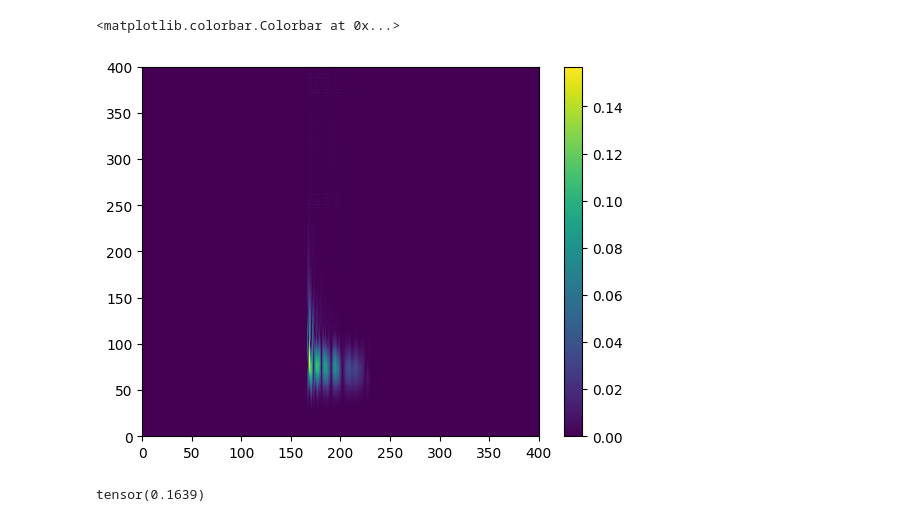
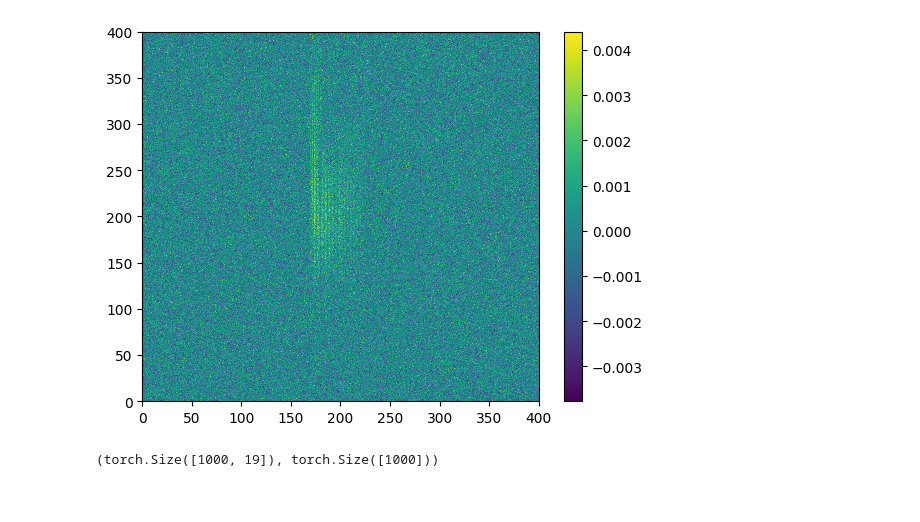
Before and after one commit to aashraychegu/testing_grounds, a Jupyter notebook: testing.ipynb, the cells around one changed output. Saved outputs shown, nothing was run; the diff lists cells and outputs as text; code cells hidden in the pictures.

```diff
--- a/testing.ipynb
+++ b/testing.ipynb
@@ -3,2 +6,6 @@ from CoRe_Dataloader_From_File_With_Random import *
+# %%
+from CoRe_Dataloader_From_File_With_Random_From_Tensors import get_new_test_train_datasets, pltT
+
+train, _ =  get_new_test_train_datasets()
 # %%
 import matplotlib.pyplot as plt
@@ -8,11 +12,4 @@ a = dataset[1][0]
-# %%
-plt.pcolormesh(a.cpu().numpy())
-plt.colorbar()
-# %% [output]
-<matplotlib.colorbar.Colorbar at 0x...>
-[figure, removed]
-# %%
-torch.max(torch.normal(mean=0.0, std=torch.max(
-    a).item()/4, size=(400, 400)))
-# %% [output]
-tensor(0.1639)
+# %%
+pltT(train[102][0])
+# %% [output]
+[figure, added]
@@ -18,0 +33,5 @@ tensor(0.1639)
+# %%
+a,b = gen_rand_results()
+a.shape,b.shape
+# %% [output]
+(torch.Size([1000, 19]), torch.Size([1000]))
```
Also changed, not shown: parts of 8 cells of this notebook, 5 other files.
